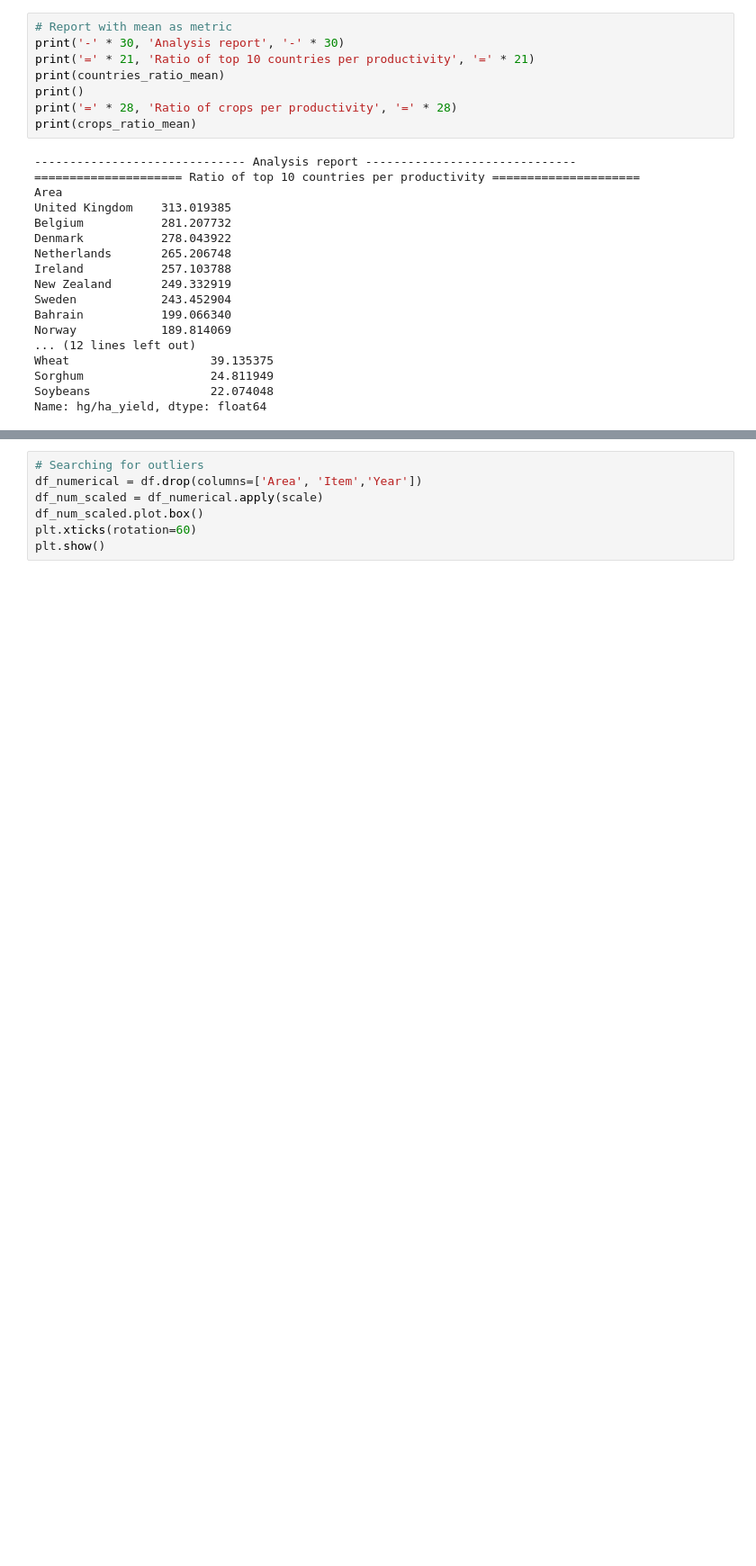
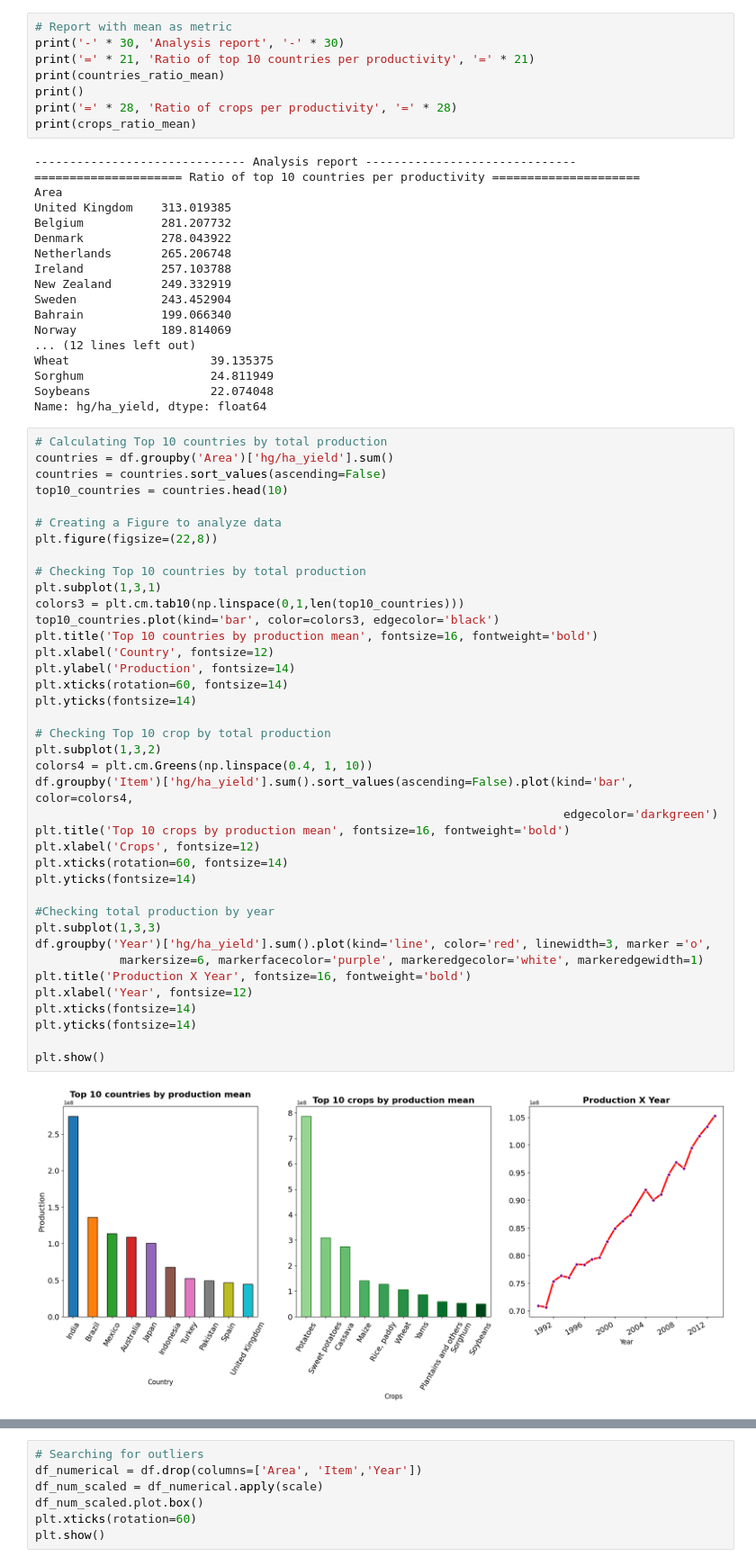
Before and after one commit to andrefpvalenga/crop-yeld-project, a Jupyter notebook: CropYeldPrediction.ipynb, the cells around one changed output, grey strips where cells are left out. Shown at 90% size. Drawn from its saved outputs; the diff is of its cells as text; blank space fills up the shorter version.

```diff
--- a/CropYeldPrediction.ipynb
+++ b/CropYeldPrediction.ipynb
@@ -271,3 +266,44 @@ Wheat                    39.135375
 Sorghum                  24.811949
 Soybeans                 22.074048
 Name: hg/ha_yield, dtype: float64
+# %%
+# Calculating Top 10 countries by total production
+countries = df.groupby('Area')['hg/ha_yield'].sum()
+countries = countries.sort_values(ascending=False)
+top10_countries = countries.head(10)
+
+# Creating a Figure to analyze data
+plt.figure(figsize=(22,8))
+
+# Checking Top 10 countries by total production
+plt.subplot(1,3,1)
+colors3 = plt.cm.tab10(np.linspace(0,1,len(top10_countries)))
+top10_countries.plot(kind='bar', color=colors3, edgecolor='black')
+plt.title('Top 10 countries by production mean', fontsize=16, fontweight='bold')
+plt.xlabel('Country', fontsize=12)
+plt.ylabel('Production', fontsize=14)
+plt.xticks(rotation=60, fontsize=14)
+plt.yticks(fontsize=14)
+
+# Checking Top 10 crop by total production
+plt.subplot(1,3,2)
+colors4 = plt.cm.Greens(np.linspace(0.4, 1, 10))
+df.groupby('Item')['hg/ha_yield'].sum().sort_values(ascending=False).plot(kind='bar', color=colors4,
+                                                                           edgecolor='darkgreen')
+plt.title('Top 10 crops by production mean', fontsize=16, fontweight='bold')
+plt.xlabel('Crops', fontsize=12)
+plt.xticks(rotation=60, fontsize=14)
+plt.yticks(fontsize=14)
+
+#Checking total production by year
+plt.subplot(1,3,3)
+df.groupby('Year')['hg/ha_yield'].sum().plot(kind='line', color='red', linewidth=3, marker ='o',
+            markersize=6, markerfacecolor='purple', markeredgecolor='white', markeredgewidth=1)
+plt.title('Production X Year', fontsize=16, fontweight='bold')
+plt.xlabel('Year', fontsize=12)
+plt.xticks(fontsize=14)
+plt.yticks(fontsize=14)
+
+plt.show()
+# %% [output]
+[figure, added]
```
Also changed, not shown: parts of 4 cells of this notebook.
